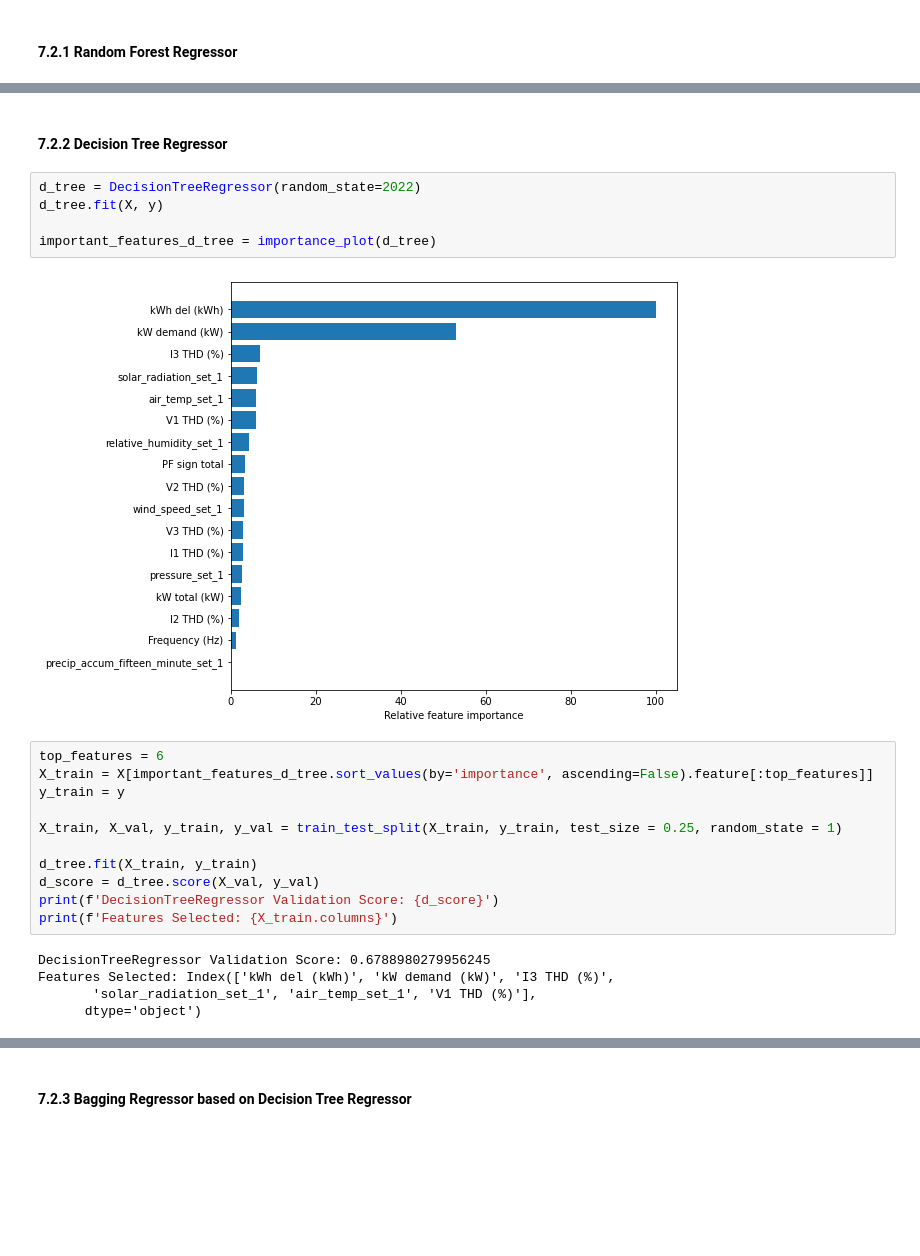
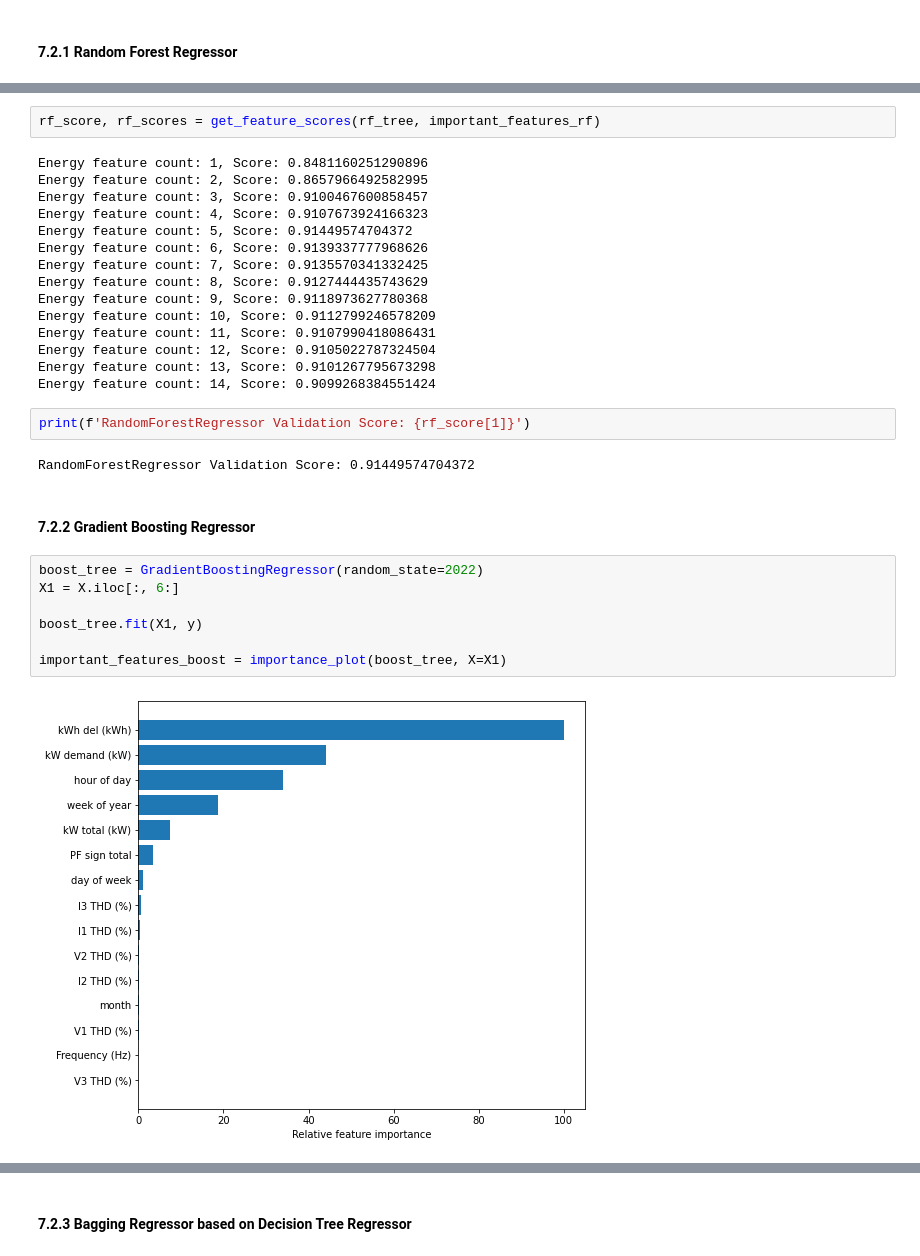
Before and after one commit to rachelngjiemin/131_group2, a Jupyter notebook: grp2_final_proj/FinalProjectTemplate_2022.ipynb, the cells around one changed output, grey strips where cells are left out. Cells and saved outputs as stored; diff of their text form; blank space fills up the shorter version.

```diff
--- a/grp2_final_proj/FinalProjectTemplate_2022.ipynb
+++ b/grp2_final_proj/FinalProjectTemplate_2022.ipynb
@@ -773,25 +798,32 @@ Features Selected: Index(['kWh del (kWh)', 'kW demand (kW)', 'I3 THD (%)', 'air_
+# %%
+rf_score, rf_scores = get_feature_scores(rf_tree, important_features_rf)
+# %% [output]
+Energy feature count: 1, Score: 0.8481160251290896
+Energy feature count: 2, Score: 0.8657966492582995
+Energy feature count: 3, Score: 0.9100467600858457
+Energy feature count: 4, Score: 0.9107673924166323
+Energy feature count: 5, Score: 0.91449574704372
+Energy feature count: 6, Score: 0.9139337777968626
+Energy feature count: 7, Score: 0.9135570341332425
+Energy feature count: 8, Score: 0.9127444435743629
+Energy feature count: 9, Score: 0.9118973627780368
+Energy feature count: 10, Score: 0.9112799246578209
+Energy feature count: 11, Score: 0.9107990418086431
+Energy feature count: 12, Score: 0.9105022787324504
+Energy feature count: 13, Score: 0.9101267795673298
+Energy feature count: 14, Score: 0.9099268384551424
+# %%
+print(f'RandomForestRegressor Validation Score: {rf_score[1]}')
+# %% [output]
+RandomForestRegressor Validation Score: 0.91449574704372
 # %% [markdown]
-#### 7.2.2 Decision Tree Regressor
+#### 7.2.2 Gradient Boosting Regressor
-# %%
-d_tree = DecisionTreeRegressor(random_state=2022)
-d_tree.fit(X, y)
-
-important_features_d_tree = importance_plot(d_tree)
-# %% [output]
-[figure, removed]
-# %%
-top_features = 6
-X_train = X[important_features_d_tree.sort_values(by='importance', ascending=False).feature[:top_features]]
-y_train = y
-
-X_train, X_val, y_train, y_val = train_test_split(X_train, y_train, test_size = 0.25, random_state = 1)
-
-d_tree.fit(X_train, y_train)
-d_score = d_tree.score(X_val, y_val)
-print(f'DecisionTreeRegressor Validation Score: {d_score}')
-print(f'Features Selected: {X_train.columns}')
-# %% [output]
-DecisionTreeRegressor Validation Score: 0.6788980279956245
-Features Selected: Index(['kWh del (kWh)', 'kW demand (kW)', 'I3 THD (%)',
-       'solar_radiation_set_1', 'air_temp_set_1', 'V1 THD (%)'],
-      dtype='object')
+# %%
+boost_tree = GradientBoostingRegressor(random_state=2022)
+X1 = X.iloc[:, 6:]
+
+boost_tree.fit(X1, y)
+
+important_features_boost = importance_plot(boost_tree, X=X1)
+# %% [output]
+[figure, added]
```
Also changed, not shown: parts of 41 cells of this notebook.
